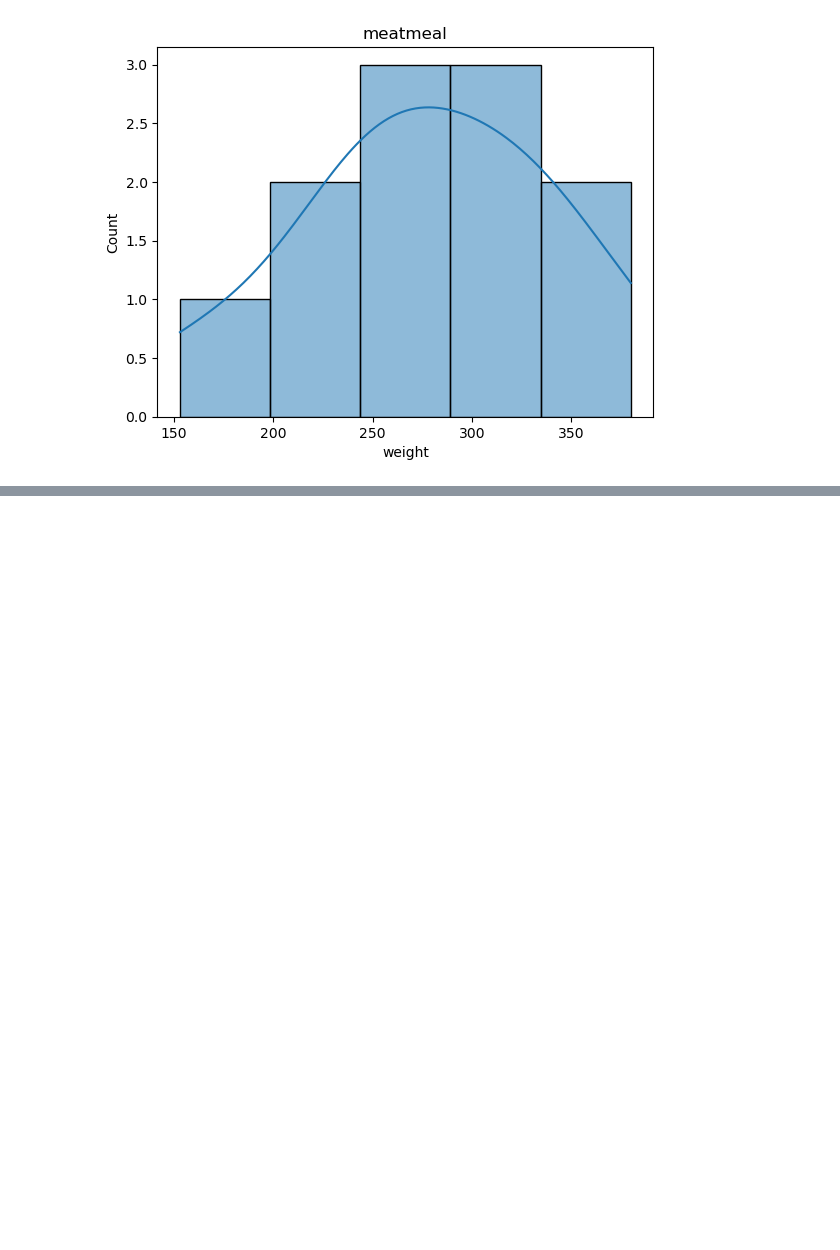
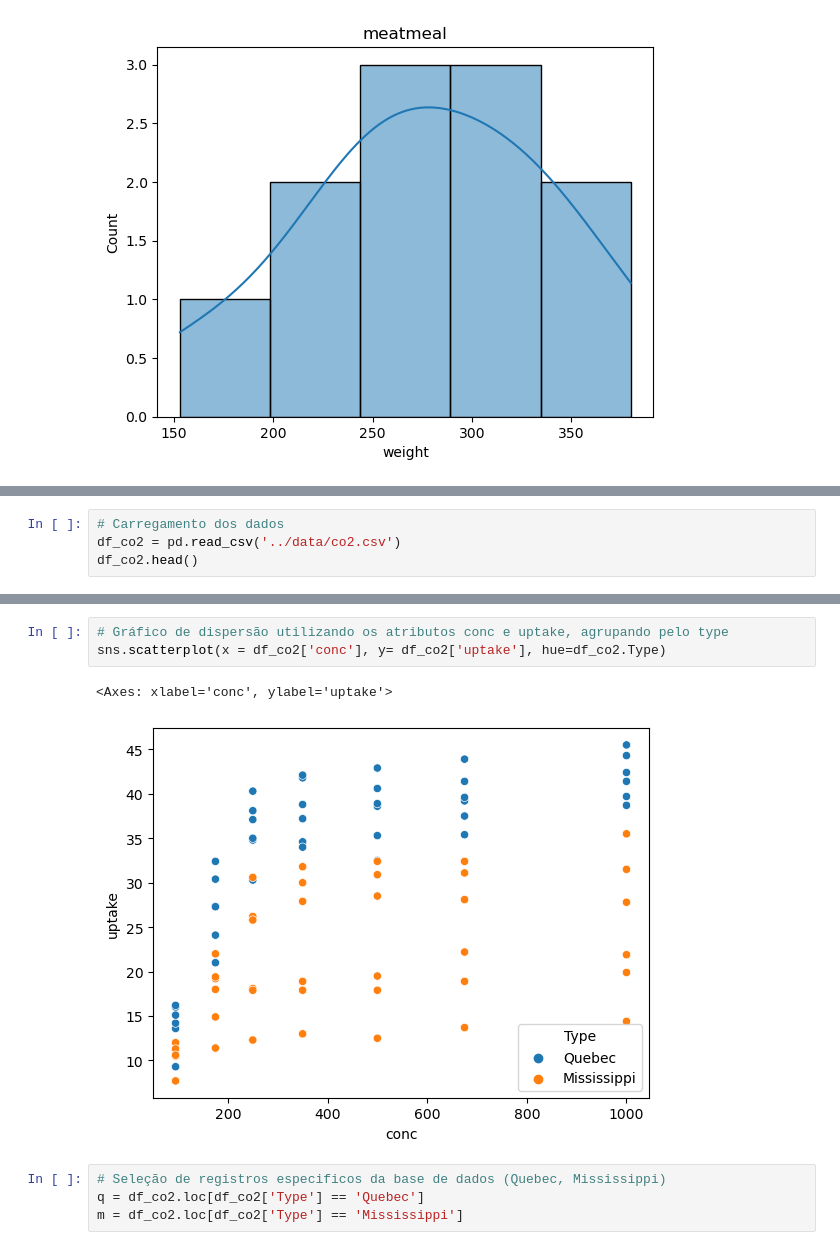
Before and after one commit to oderlanfreire/DataScience-Study, a Jupyter notebook: graficos-visualizacao-e-dashboards/notebooks/script.ipynb, the cells around one changed output, grey strips where cells are left out. Cells and saved outputs as stored; diff of their text form; blank space fills up the shorter version.

```diff
--- a/graficos-visualizacao-e-dashboards/notebooks/script.ipynb
+++ b/graficos-visualizacao-e-dashboards/notebooks/script.ipynb
@@ -353,0 +387,4 @@ sns.histplot(df_chicken.loc[df_chicken['feed'] == 'meatmeal'].weight, kde=True).
+# %%
+# Carregamento dos dados
+df_co2 = pd.read_csv('../data/co2.csv')
+df_co2.head()
@@ -353,0 +398,10 @@ sns.histplot(df_chicken.loc[df_chicken['feed'] == 'meatmeal'].weight, kde=True).
+# %%
+# Gráfico de dispersão utilizando os atributos conc e uptake, agrupando pelo type
+sns.scatterplot(x = df_co2['conc'], y= df_co2['uptake'], hue=df_co2.Type)
+# %% [output]
+<Axes: xlabel='conc', ylabel='uptake'>
+[figure, added]
+# %%
+# Seleção de registros especificos da base de dados (Quebec, Mississippi)
+q = df_co2.loc[df_co2['Type'] == 'Quebec']
+m = df_co2.loc[df_co2['Type'] == 'Mississippi']
```
Also changed, not shown: parts of 17 cells of this notebook, 3 other files.
